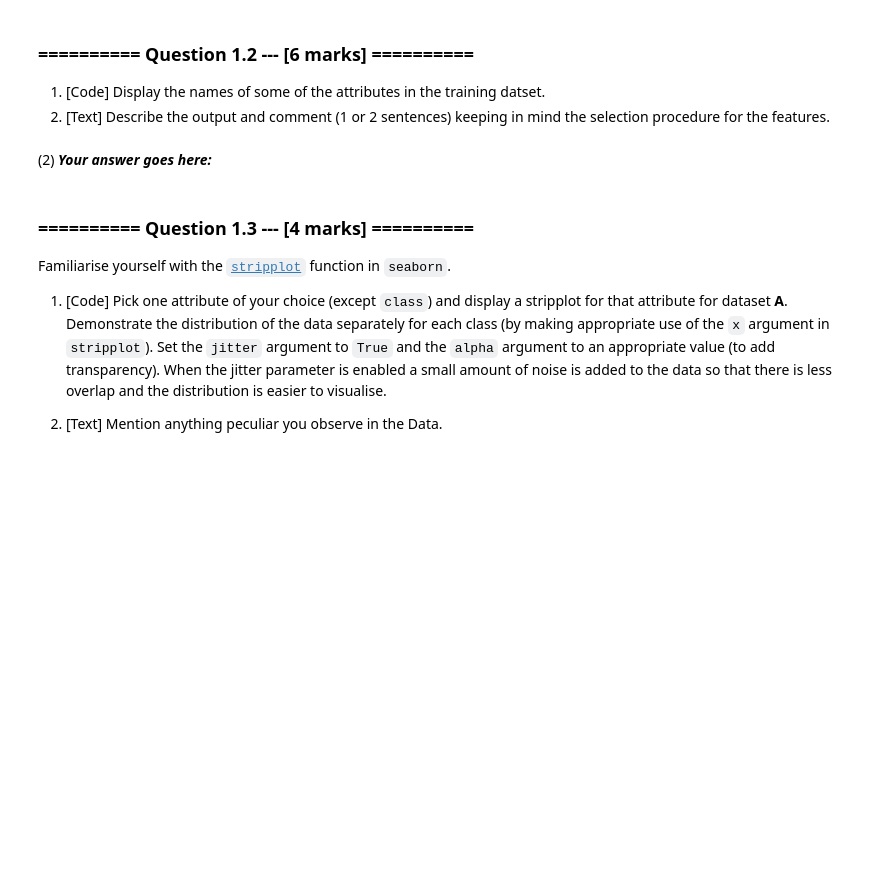
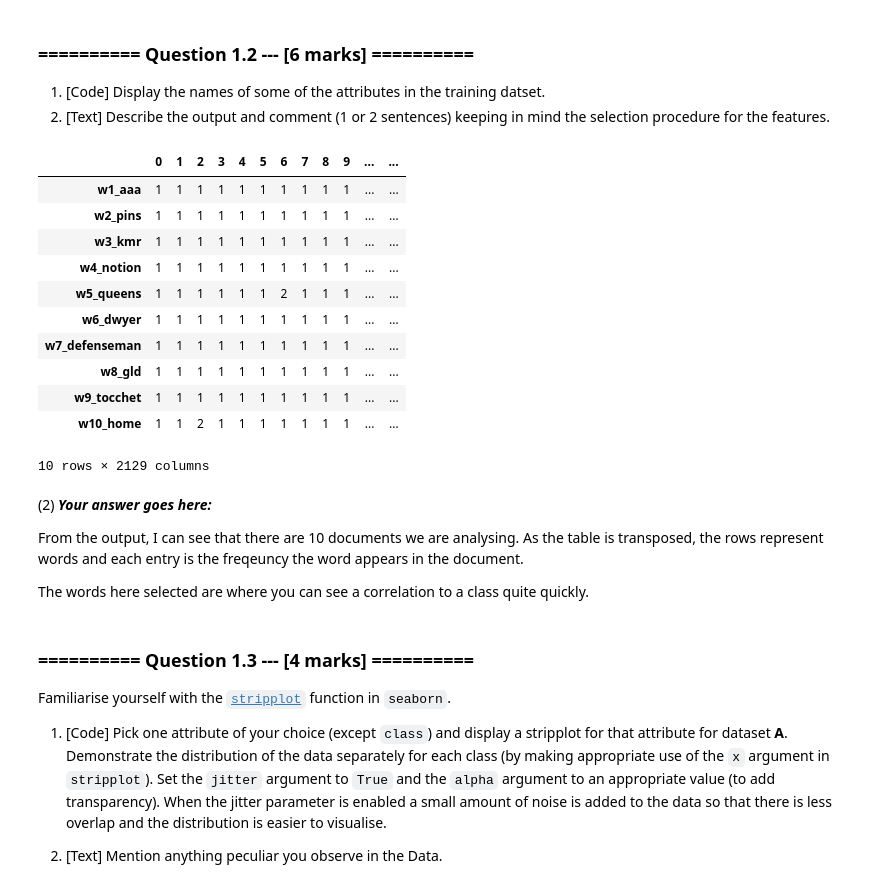
Before and after one commit to aadulan/iaml2018, a Jupyter notebook: Assignments/01_Analysis.ipynb, the cells around one changed output. Cells and saved outputs as stored; diff of their text form; code cells hidden in the pictures; blank space fills up the shorter version.

```diff
--- a/Assignments/01_Analysis.ipynb
+++ b/Assignments/01_Analysis.ipynb
@@ -132,8 +155,26 @@ Your first task is to get a feel for the data that you will be dealing with in t
 1. [Text] Describe the output and comment (1 or 2 sentences) keeping in mind the selection procedure for the features.
 # %%
 # (1) # Your Code goes here:
+news_raw.T.head(10)                                               # display names of a few attributes
+# %% [output]
+|  | 0 | 1 | 2 | 3 | 4 | 5 | 6 | 7 | 8 | 9 | ... | ... |
+| w1_aaa | 1 | 1 | 1 | 1 | 1 | 1 | 1 | 1 | 1 | 1 | ... | ... |
+| w2_pins | 1 | 1 | 1 | 1 | 1 | 1 | 1 | 1 | 1 | 1 | ... | ... |
+| w3_kmr | 1 | 1 | 1 | 1 | 1 | 1 | 1 | 1 | 1 | 1 | ... | ... |
+| w4_notion | 1 | 1 | 1 | 1 | 1 | 1 | 1 | 1 | 1 | 1 | ... | ... |
+| w5_queens | 1 | 1 | 1 | 1 | 1 | 1 | 2 | 1 | 1 | 1 | ... | ... |
+| w6_dwyer | 1 | 1 | 1 | 1 | 1 | 1 | 1 | 1 | 1 | 1 | ... | ... |
+| w7_defenseman | 1 | 1 | 1 | 1 | 1 | 1 | 1 | 1 | 1 | 1 | ... | ... |
+| w8_gld | 1 | 1 | 1 | 1 | 1 | 1 | 1 | 1 | 1 | 1 | ... | ... |
+| w9_tocchet | 1 | 1 | 1 | 1 | 1 | 1 | 1 | 1 | 1 | 1 | ... | ... |
+| w10_home | 1 | 1 | 2 | 1 | 1 | 1 | 1 | 1 | 1 | 1 | ... | ... |
+10 rows × 2129 columns
-# %% [markdown]
-(2) ***Your answer goes here:***
+# %% [markdown]
+(2) ***Your answer goes here:***
+
+From the output, I can see that there are 10 documents we are analysing. As the table is transposed, the rows represent words and each entry is the freqeuncy the word appears in the document.
+
+The words here selected are where you can see a correlation to a class quite quickly.
 # %% [markdown]
 ### ========== Question 1.3 --- [4 marks] ==========
 Familiarise yourself with the [`stripplot`](https://seaborn.github.io/generated/seaborn.stripplot.html?highlight=stripplot#seaborn.stripplot) function in `seaborn`.
```
Also changed, not shown: parts of 20 cells of this notebook.
